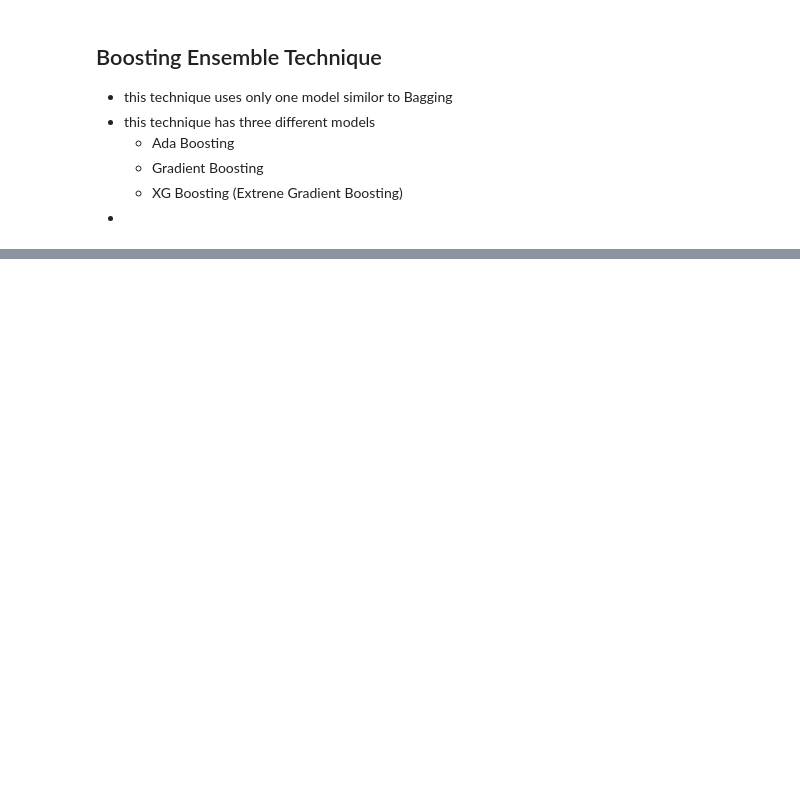
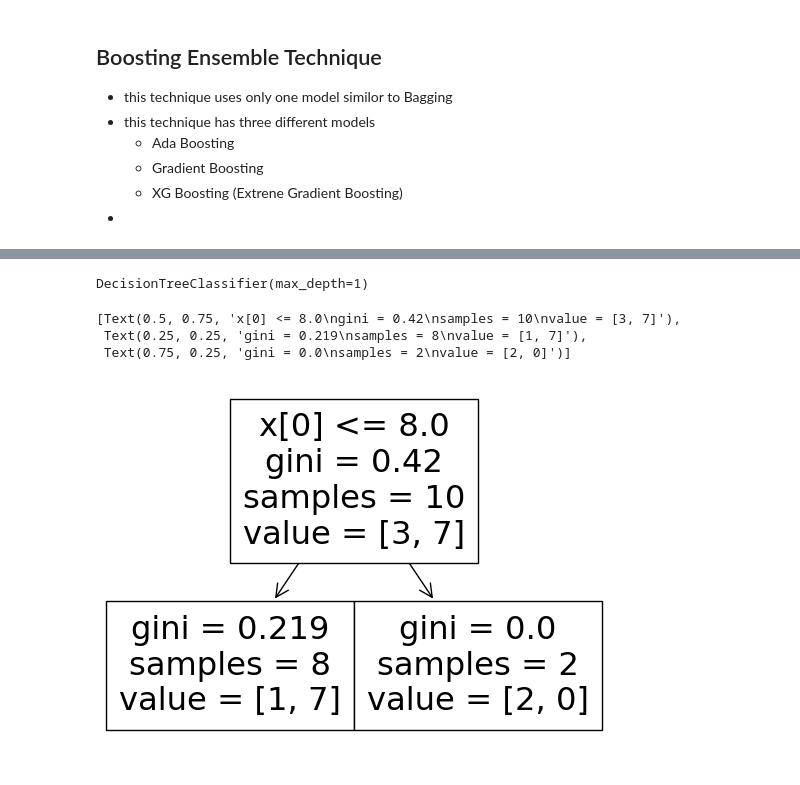
Before and after one commit to waseemofficial/Python-and-Scikit-Learn, a Jupyter notebook: Ensemble.ipynb, the cells around one changed output, grey strips where cells are left out. Saved outputs shown, nothing was run; the diff lists cells and outputs as text; code cells hidden in the pictures; blank space fills up the shorter version.

```diff
--- a/Ensemble.ipynb
+++ b/Ensemble.ipynb
@@ -37,0 +186,3 @@
+# %%
+second_df=df.iloc[index_values,[0,1,2,3]]
+second_df
@@ -37,0 +201,16 @@
+# %%
+dt2=DecisionTreeClassifier(max_depth=1)
+# %%
+X1=second_df.iloc[:,0:2].values
+y1=second_df.iloc[:,2].values
+# %%
+dt2.fit(X1,y1)
+# %% [output]
+DecisionTreeClassifier(max_depth=1)
+# %%
+plot_tree(dt2)
+# %% [output]
+[Text(0.5, 0.75, 'x[0] <= 8.0\ngini = 0.42\nsamples = 10\nvalue = [3, 7]'),
+ Text(0.25, 0.25, 'gini = 0.219\nsamples = 8\nvalue = [1, 7]'),
+ Text(0.75, 0.25, 'gini = 0.0\nsamples = 2\nvalue = [2, 0]')]
+[figure, added]
```
Also changed, not shown: parts of 70 cells of this notebook, 23 other files.
